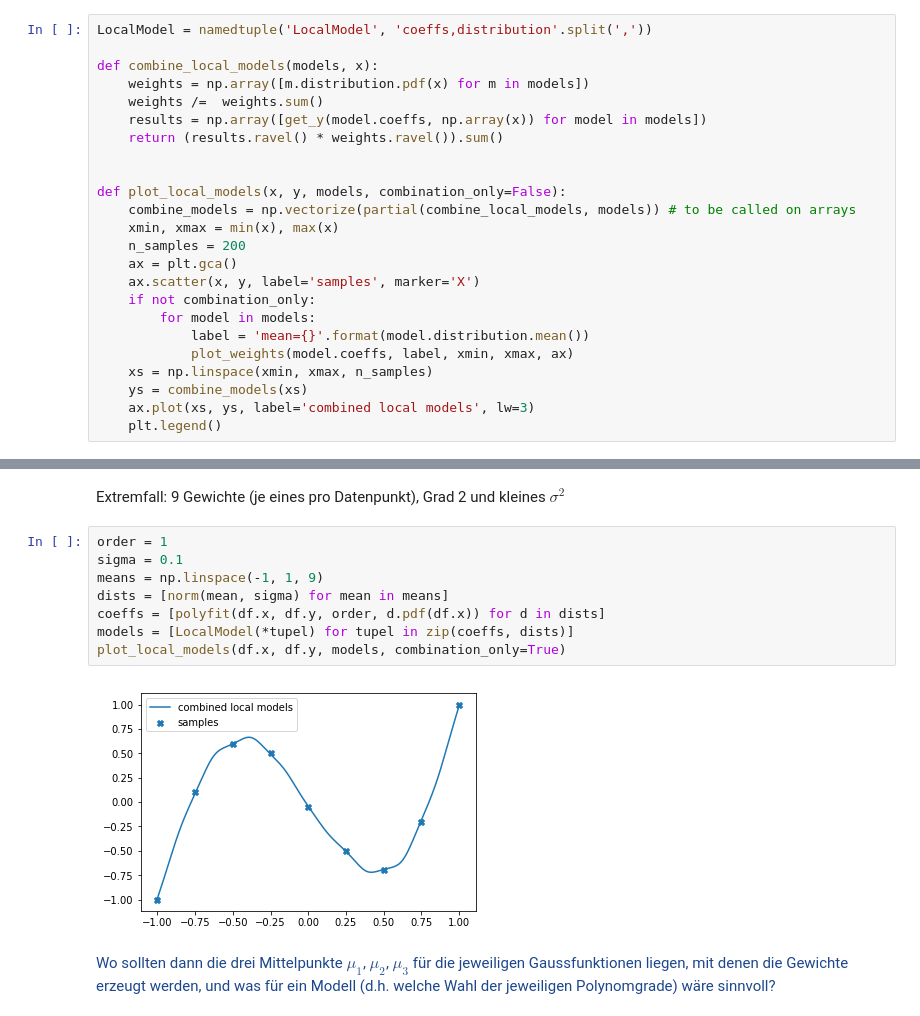
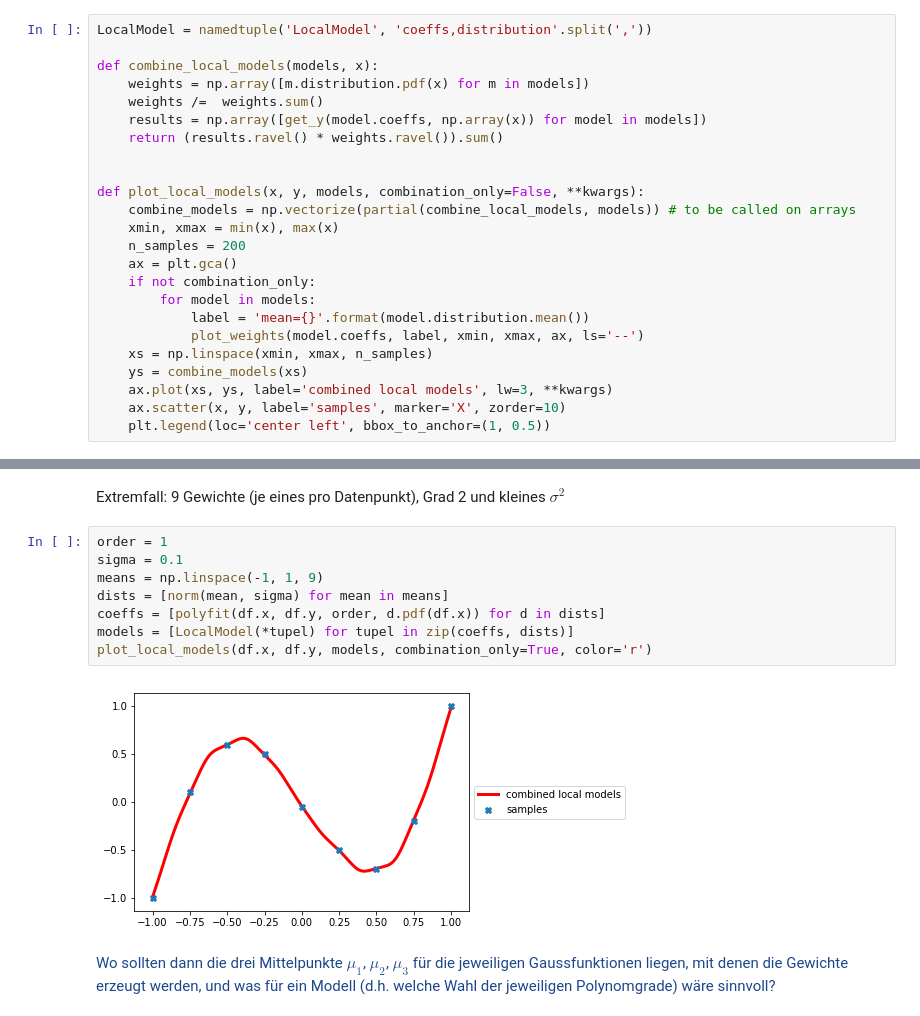
Before and after one commit to jonasitzmann/grundlagen_ml, a Jupyter notebook: ex3.ipynb, the cells around one changed output, grey strips where cells are left out. Cells and saved outputs as stored; diff of their text form.

Commit message:
improve plots

```diff
--- a/ex3.ipynb
+++ b/ex3.ipynb
@@ -238,20 +232,20 @@ def combine_local_models(models, x):
     return (results.ravel() * weights.ravel()).sum()
 
 
-def plot_local_models(x, y, models, combination_only=False):
+def plot_local_models(x, y, models, combination_only=False, **kwargs):
     combine_models = np.vectorize(partial(combine_local_models, models)) # to be called on arrays
     xmin, xmax = min(x), max(x)
     n_samples = 200
     ax = plt.gca()
-    ax.scatter(x, y, label='samples', marker='X')
     if not combination_only:
         for model in models:
             label = 'mean={}'.format(model.distribution.mean())
-            plot_weights(model.coeffs, label, xmin, xmax, ax)
+            plot_weights(model.coeffs, label, xmin, xmax, ax, ls='--')
     xs = np.linspace(xmin, xmax, n_samples)
     ys = combine_models(xs)
-    ax.plot(xs, ys, label='combined local models', lw=3)
-    plt.legend()
+    ax.plot(xs, ys, label='combined local models', lw=3, **kwargs)
+    ax.scatter(x, y, label='samples', marker='X', zorder=10)
+    plt.legend(loc='center left', bbox_to_anchor=(1, 0.5))
 # %%
 order = 2
 sigma = 0.2
@@ -284,13 +278,13 @@ Extremfall:
 # %%
 order = 1
 sigma = 0.1
 means = np.linspace(-1, 1, 9)
 dists = [norm(mean, sigma) for mean in means]
 coeffs = [polyfit(df.x, df.y, order, d.pdf(df.x)) for d in dists]
 models = [LocalModel(*tupel) for tupel in zip(coeffs, dists)]
-plot_local_models(df.x, df.y, models, combination_only=True)
+plot_local_models(df.x, df.y, models, combination_only=True, color='r')
 # %% [output]
-[figure, old version]
+[figure, new version]
 # %% [markdown]
 <font color='#1d478c'>
 Wo sollten dann die drei Mittelpunkte $\mu_1$, $\mu_2$, $\mu_3$
```
Also changed, not shown: parts of 4 cells of this notebook, 1 other file.
